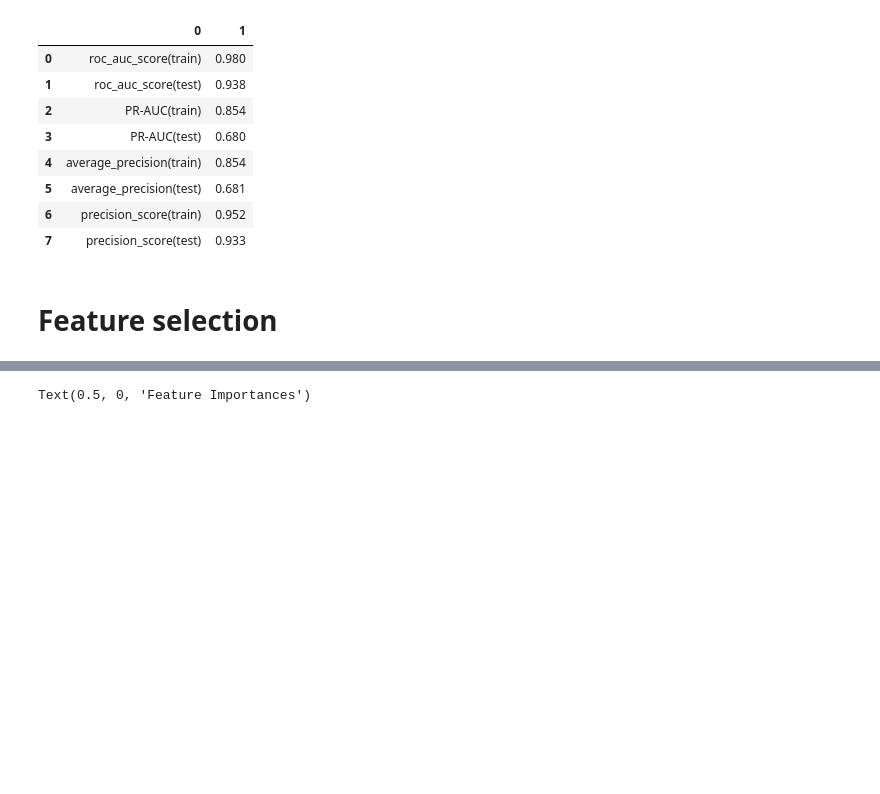
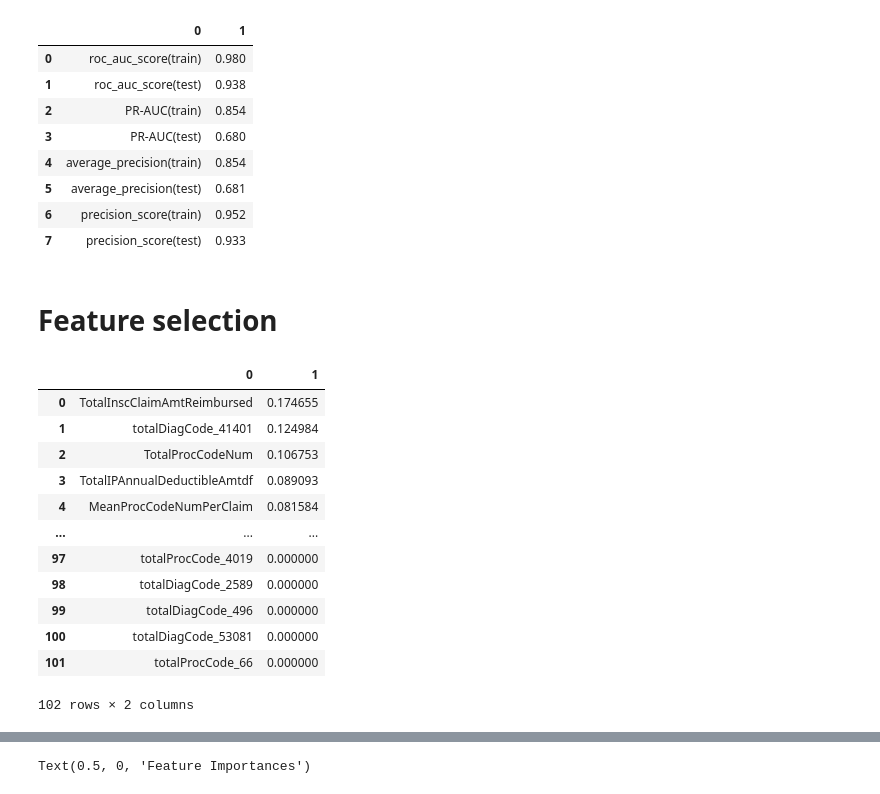
Before and after one commit to wx0373/Medical-fraud, a Jupyter notebook: Final/RandomForestClassifier_noTe.ipynb, the cells around one changed output, grey strips where cells are left out. Drawn from its saved outputs; the diff is of its cells as text; code cells hidden in the pictures; blank space fills up the shorter version.

```diff
--- a/Final/RandomForestClassifier_noTe.ipynb
+++ b/Final/RandomForestClassifier_noTe.ipynb
@@ -54,4 +65,21 @@ for f in range(X_train.shape[1]):
 df_importances=pd.DataFrame(res)
 #threshold = 0.055
 #list(df_importances[df_importances[1]>threshold ][0])# feature importance > threshold
+# %%
+#print out the importances of all features
+df_importances
+# %% [output]
+|  | 0 | 1 |
+| 0 | TotalInscClaimAmtReimbursed | 0.174655 |
+| 1 | totalDiagCode_41401 | 0.124984 |
+| 2 | TotalProcCodeNum | 0.106753 |
+| 3 | TotalIPAnnualDeductibleAmtdf | 0.089093 |
+| 4 | MeanProcCodeNumPerClaim | 0.081584 |
+| ... | ... | ... |
+| 97 | totalProcCode_4019 | 0.000000 |
+| 98 | totalDiagCode_2589 | 0.000000 |
+| 99 | totalDiagCode_496 | 0.000000 |
+| 100 | totalDiagCode_53081 | 0.000000 |
+| 101 | totalProcCode_66 | 0.000000 |
+102 rows × 2 columns
 # %%
```
Also changed, not shown: parts of 39 cells of this notebook.
